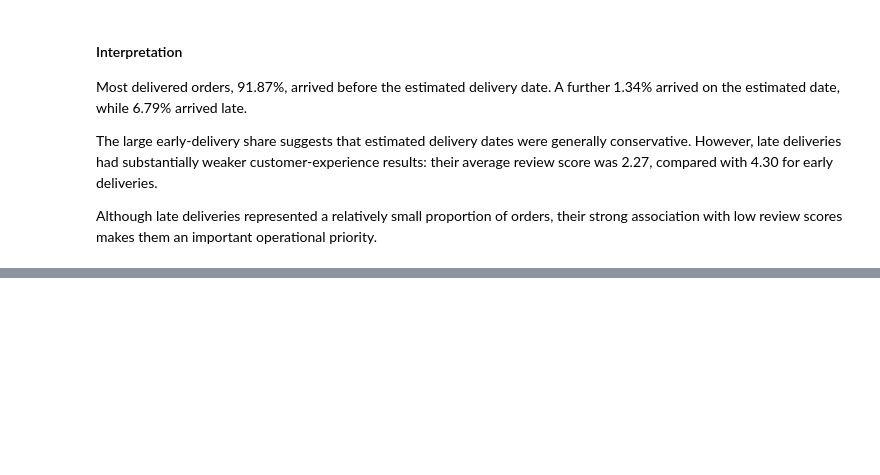
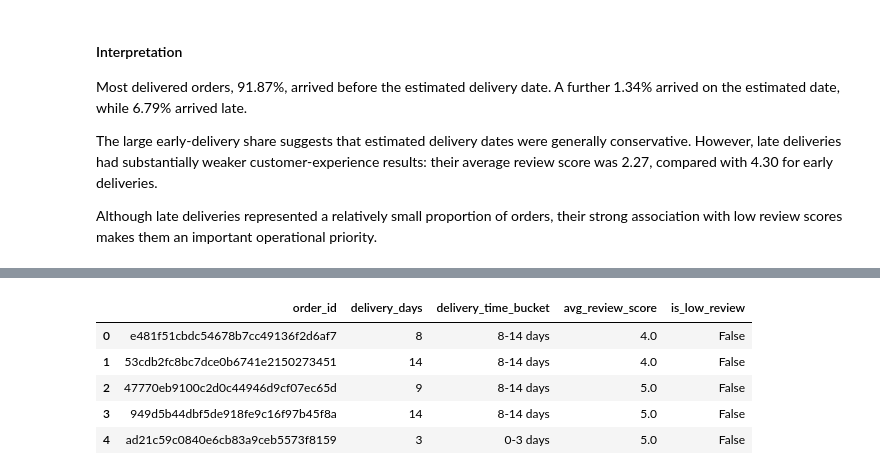
Before and after one commit to Ivana0901/ecommerce-data-analysis, a Jupyter notebook: notebooks/01_ecommerce_analysis.ipynb, the cells around one changed output, grey strips where cells are left out. Saved outputs shown, nothing was run; the diff lists cells and outputs as text; code cells hidden in the pictures; blank space fills up the shorter version.

```diff
--- a/notebooks/01_ecommerce_analysis.ipynb
+++ b/notebooks/01_ecommerce_analysis.ipynb
@@ -3117,0 +3177,48 @@ Although late deliveries represented a relatively small proportion of orders, th
+# %%
+delivery_bucket_labels = [
+    "0-3 days",
+    "4-7 days",
+    "8-14 days",
+    "15-21 days",
+    "22+ days",
+]
+
+
+review_delivery_analysis["delivery_time_bucket"] = pd.cut(
+    review_delivery_analysis["delivery_days"].astype(float),
+    bins=[
+        -1,
+        3,
+        7,
+        14,
+        21,
+        np.inf,
+    ],
+    labels=delivery_bucket_labels,
+    include_lowest=True,
+    right=True,
+)
+
+
+review_delivery_analysis["is_low_review"] = (
+    review_delivery_analysis["avg_review_score"]
+    .le(2)
+)
+
+
+review_delivery_analysis[
+    [
+        "order_id",
+        "delivery_days",
+        "delivery_time_bucket",
+        "avg_review_score",
+        "is_low_review",
+    ]
+].head()
+# %% [output]
+|  | order_id | delivery_days | delivery_time_bucket | avg_review_score | is_low_review |
+| 0 | e481f51cbdc54678b7cc49136f2d6af7 | 8 | 8-14 days | 4.0 | False |
+| 1 | 53cdb2fc8bc7dce0b6741e2150273451 | 14 | 8-14 days | 4.0 | False |
+| 2 | 47770eb9100c2d0c44946d9cf07ec65d | 9 | 8-14 days | 5.0 | False |
+| 3 | 949d5b44dbf5de918fe9c16f97b45f8a | 14 | 8-14 days | 5.0 | False |
+| 4 | ad21c59c0840e6cb83a9ceb5573f8159 | 3 | 0-3 days | 5.0 | False |
```
Also changed, not shown: parts of 14 cells of this notebook, 2 other files.
